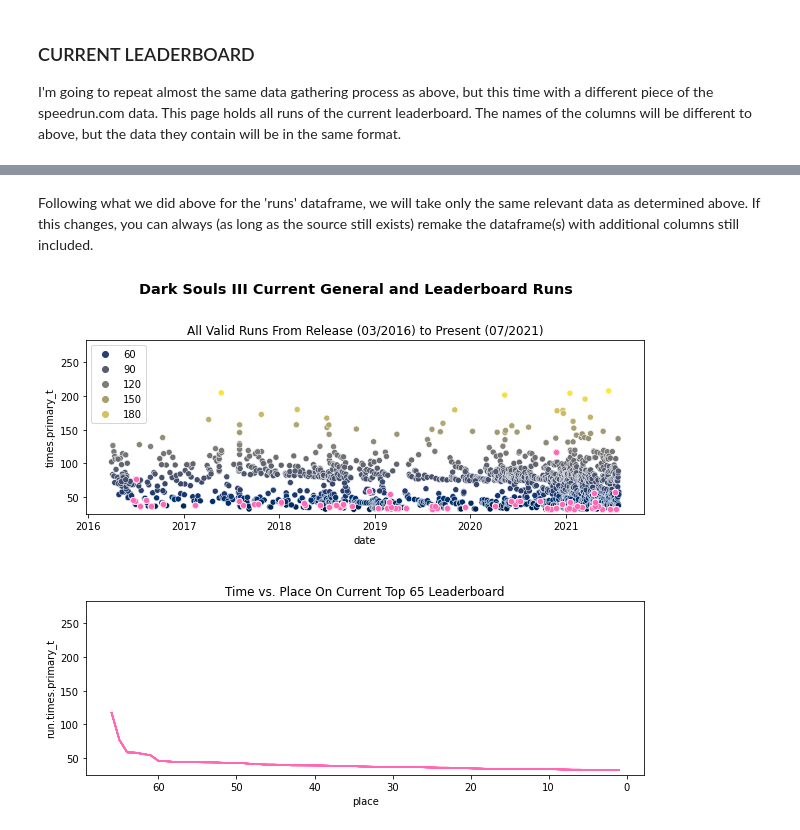
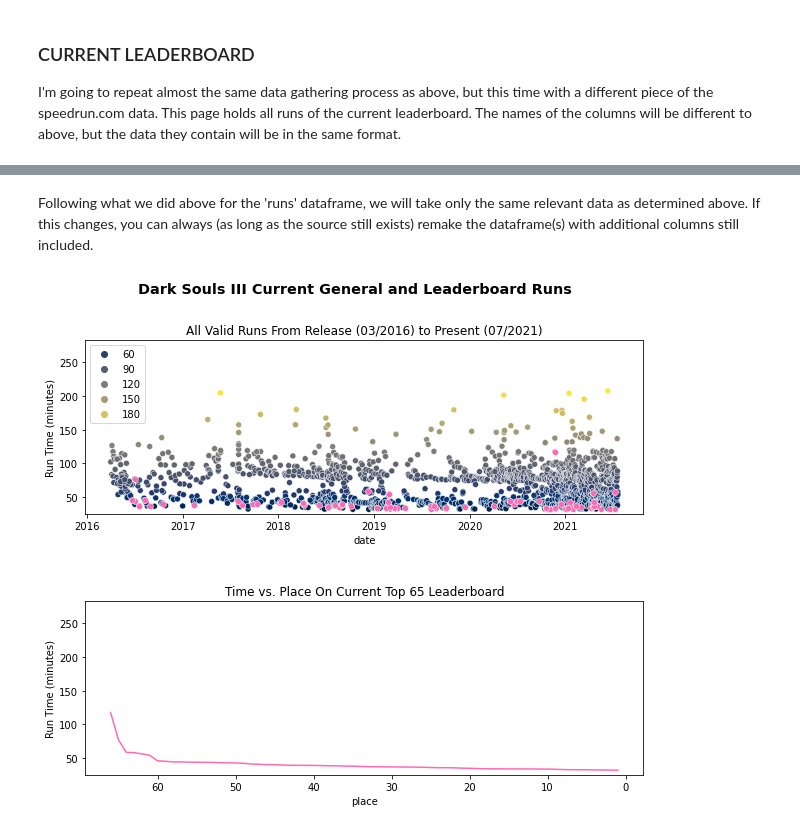
Before and after one commit to kstanfie/kstanfie.github.io, a Jupyter notebook: Speedruns.ipynb, the cells around one changed output, grey strips where cells are left out. Drawn from its saved outputs; the diff is of its cells as text; code cells hidden in the pictures.

```diff
--- a/Speedruns.ipynb
+++ b/Speedruns.ipynb
@@ -182,3 +191,4 @@ sns.scatterplot(data=prunedrsdf.dropna(), x='date',y='times.primary_t', ax=ax[0]
 ax[0].set_ylim(bottom=1500/60, top=17000/60)
 ax[0].set_title('All Valid Runs From Release (03/2016) to Present (07/2021)')
 ax[0].legend(bbox_to_anchor=(1.25, 1), loc='upper right')
+ax[0].set_ylabel('Run Time (minutes)')
@@ -212,21 +222,22 @@ leaderdf['run.players'] = leaderdf['run.players'].apply(lambda x: (x[0].get('rel
 # changing date column to real datetime
 leaderdf['run.date'] = pd.to_datetime(leaderdf['run.date'], format='%Y-%m-%d')
 leaderdf['run.times.primary_t'] = leaderdf['run.times.primary_t'].apply(lambda x: x/60)
-# %% [markdown]
-Following what we did above for the 'runs' dataframe, we will take only the same relevant data as determined above. If this changes, you can always (as long as the source still exists) remake the dataframe(s) with additional columns still included.
+# %% [markdown]
+Following what we did above for the 'runs' dataframe, we will take only the same relevant data as determined above. If this changes, you can always (as long as the source still exists) remake the dataframe(s) with additional columns still included.
 # %%
 prunedlbdf = leaderdf[['place','run.id','run.date','run.times.primary_t', 'run.players']]
 # %%
 # leaderboard-specific plot adjustments
 sns.lineplot(data=prunedlbdf, x='place', y='run.times.primary_t' ,color='hotpink', ax=ax[1])
 sns.scatterplot(data=prunedlbdf, x='run.date',y='run.times.primary_t', color='hotpink', ax=ax[0])
 # descending order of place
 ax[1].invert_xaxis()
 ax[1].set_title('Time vs. Place On Current Top 65 Leaderboard')
+ax[1].set_ylabel('Run Time (minutes)')
 
 # general figure adjustments and titling
 fig.subplots_adjust(hspace=0.5)
 fig.suptitle('Dark Souls III Current General and Leaderboard Runs', weight='bold', size='x-large')
 fig
 # %% [output]
-[figure, old version]
+[figure, new version]
```
Also changed, not shown: parts of 40 cells of this notebook, 1 other file.
